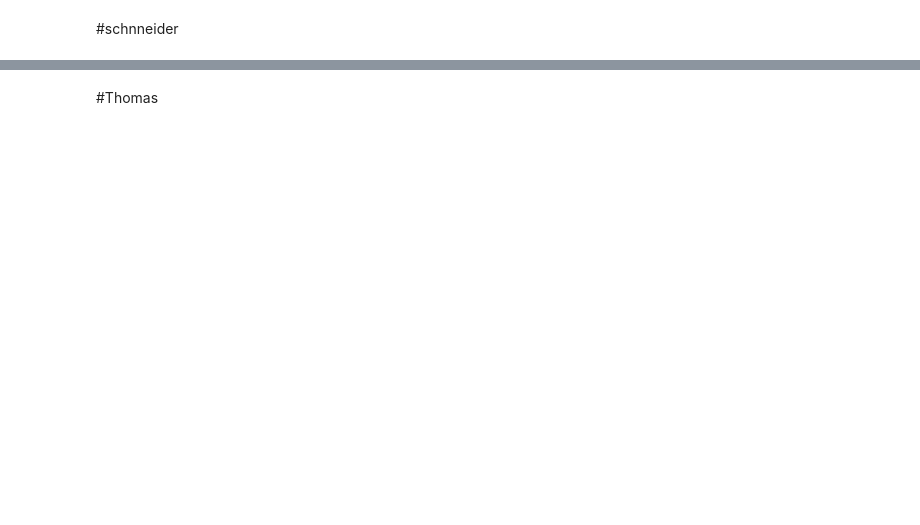
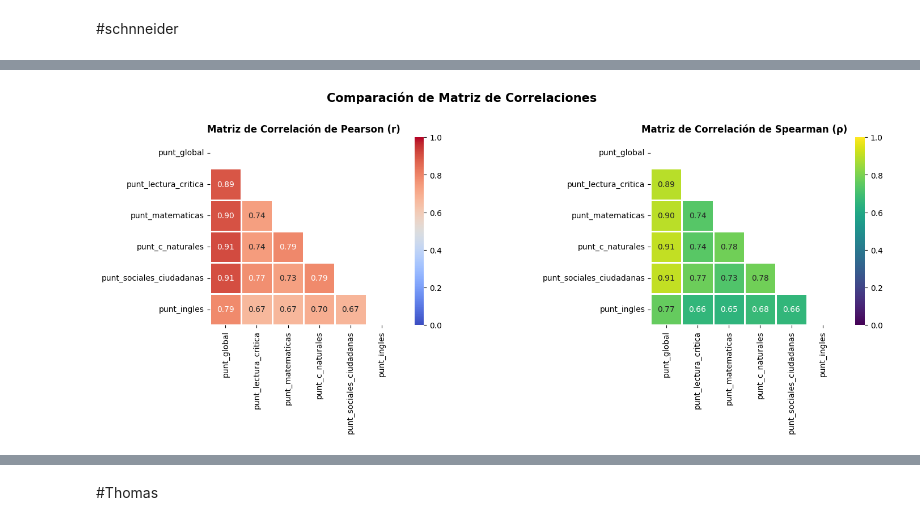
Before and after one commit to schnneider-utp/analisis-icfes, a Jupyter notebook: analisis_de_datos_icfes.ipynb, the cells around one changed output, grey strips where cells are left out. Saved outputs shown, nothing was run; the diff lists cells and outputs as text; code cells hidden in the pictures; blank space fills up the shorter version.

```diff
--- a/analisis_de_datos_icfes.ipynb
+++ b/analisis_de_datos_icfes.ipynb
@@ -183,0 +802,70 @@ Length: 34, dtype: str
+# %%
+# ==============================================================================
+# CÁLCULO Y VISUALIZACIÓN DE MATRICES DE CORRELACIÓN (PEARSON Y SPEARMAN)
+# ==============================================================================
+import matplotlib.pyplot as plt
+import numpy as np
+import pandas as pd
+import seaborn as sns
+
+# Tomamos una muestra representativa limpia (N = 100,000)
+columnas_puntajes = [
+    'punt_global',
+    'punt_lectura_critica',
+    'punt_matematicas',
+    'punt_c_naturales',
+    'punt_sociales_ciudadanas',
+    'punt_ingles',
+]
+df_bivariado = df[columnas_puntajes].dropna().sample(n=100000, random_state=42)
+
+# 1. Correlación de Pearson (Lineal)
+corr_p = df_bivariado.corr(method='pearson')
+
+# 2. Correlación de Spearman (Monótona / No Paramétrica)
+corr_s = df_bivariado.corr(method='spearman')
+
+# Visualización comparativa mediante Heatmaps con Máscara Triangular
+fig, axes = plt.subplots(1, 2, figsize=(16, 6))
+
+mask = np.triu(np.ones_like(corr_p, dtype=bool))
+
+# Heatmap Pearson
+sns.heatmap(
+    corr_p,
+    mask=mask,
+    vmin=0,
+    vmax=1,
+    cmap='coolwarm',
+    annot=True,
+    fmt='.2f',
+    linewidths=1,
+    linecolor='white',
+    cbar=True,
+    square=True,
+    ax=axes[0],
+)
+axes[0].set_title('Matriz de Correlación de Pearson (r)', fontsize=12, fontweight='bold')
+
+# Heatmap Spearman
+sns.heatmap(
+    corr_s,
+    mask=mask,
+    vmin=0,
+    vmax=1,
+    cmap='viridis',
+    annot=True,
+    fmt='.2f',
+    linewidths=1,
+    linecolor='white',
+    cbar=True,
+    square=True,
+    ax=axes[1],
+)
+axes[1].set_title('Matriz de Correlación de Spearman (ρ)', fontsize=12, fontweight='bold')
+
+plt.suptitle('Comparación de Matriz de Correlaciones', fontsize=15, fontweight='bold', y=1.02)
+plt.tight_layout()
+plt.show()
+# %% [output]
+[figure, added]
```
Also changed, not shown: parts of 65 cells of this notebook, 1 other file.
